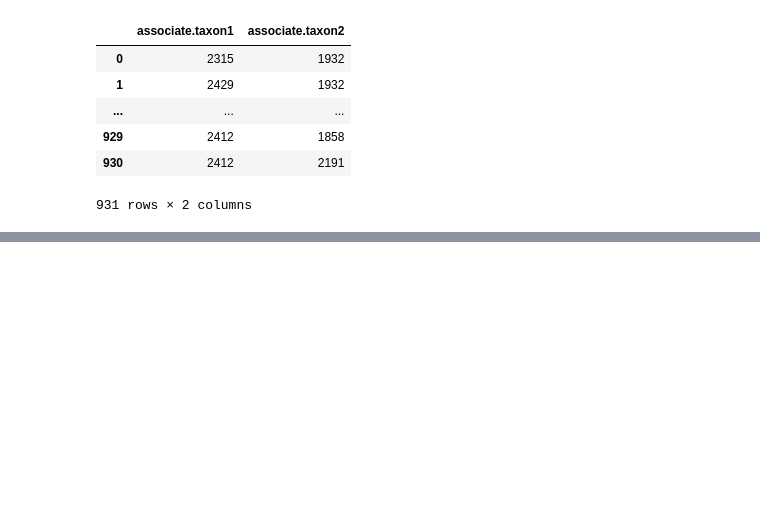
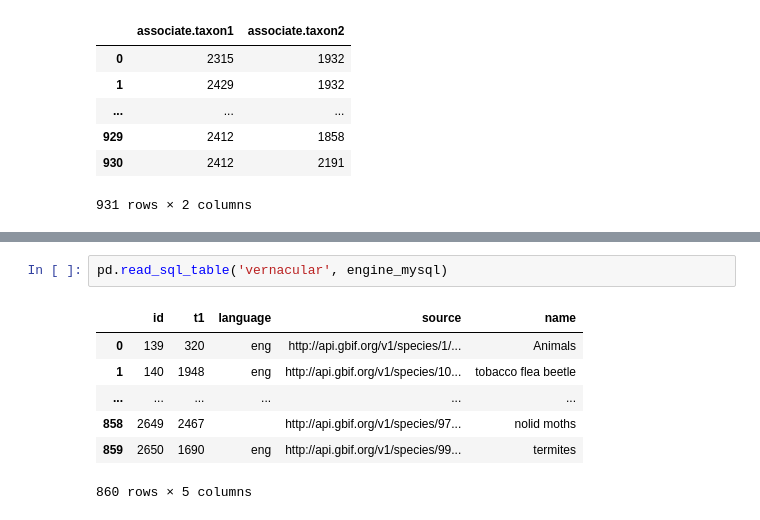
Before and after one commit to aubreymoore/playpen, a Jupyter notebook: dataprep.ipynb, the cells around one changed output, grey strips where cells are left out. Saved outputs shown, nothing was run; the diff lists cells and outputs as text; blank space fills up the shorter version.

```diff
--- a/dataprep.ipynb
+++ b/dataprep.ipynb
@@ -82,0 +103,10 @@ df
+# %%
+pd.read_sql_table('vernacular', engine_mysql)
+# %% [output]
+|  | id | t1 | language | source | name |
+| 0 | 139 | 320 | eng | http://api.gbif.org/v1/species/1/... | Animals |
+| 1 | 140 | 1948 | eng | http://api.gbif.org/v1/species/10... | tobacco flea beetle |
+| ... | ... | ... | ... | ... | ... |
+| 858 | 2649 | 2467 |  | http://api.gbif.org/v1/species/97... | nolid moths |
+| 859 | 2650 | 1690 | eng | http://api.gbif.org/v1/species/99... | termites |
+860 rows × 5 columns
```
Also changed, not shown: parts of 16 cells of this notebook, 9 other files.
